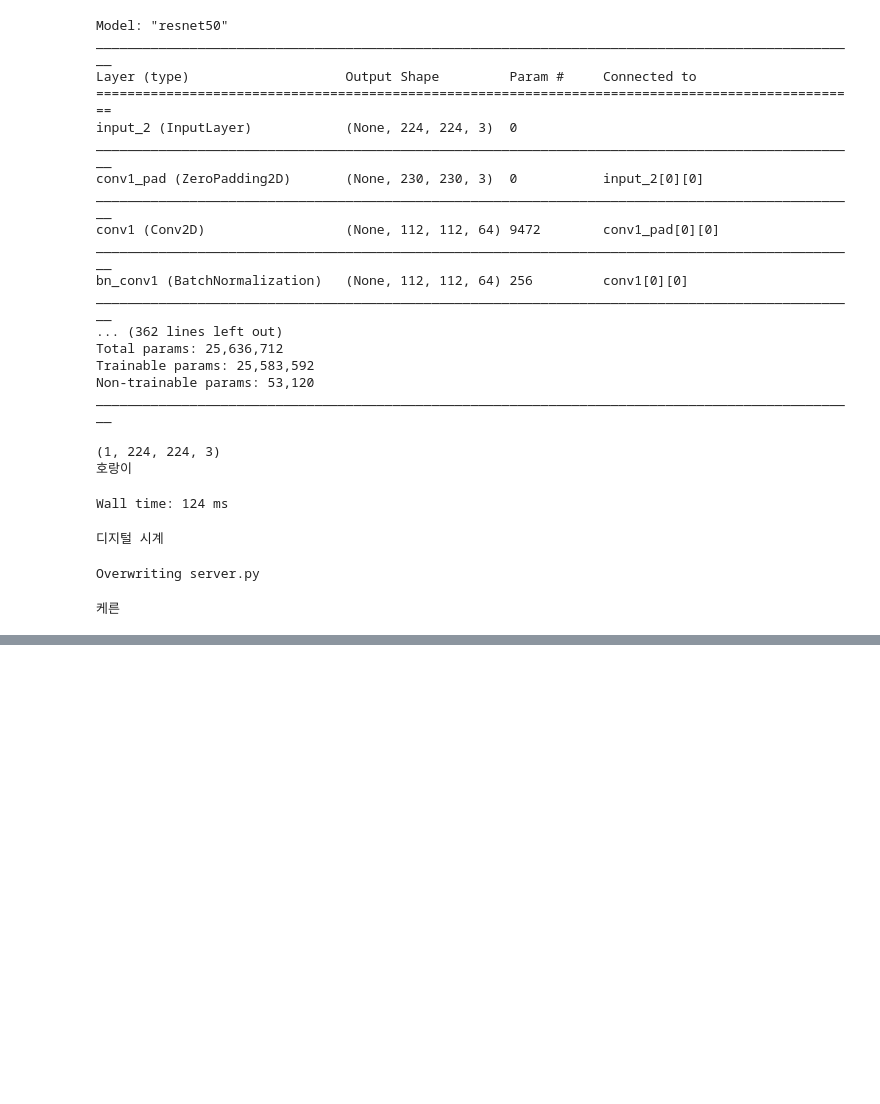
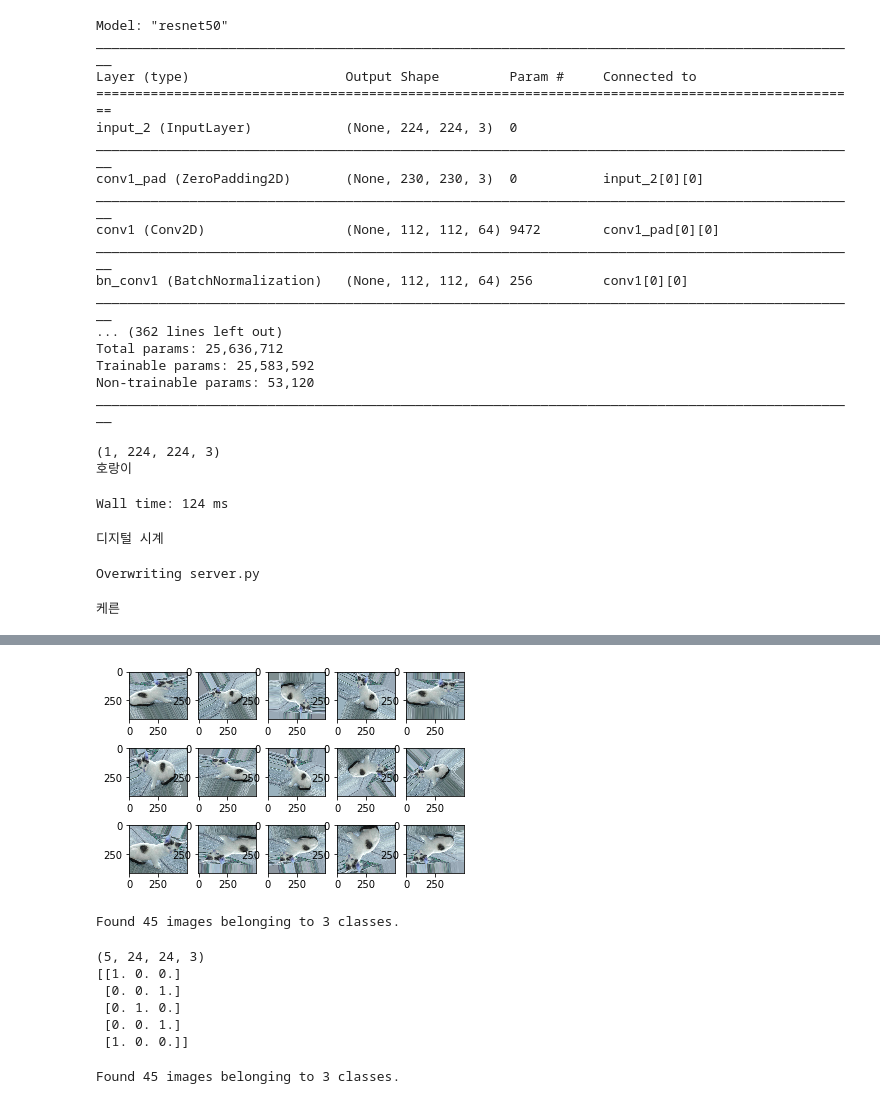
Before and after one commit to loftmain/opencv_project, a Jupyter notebook: week3/cday3.ipynb, the cells around one changed output, grey strips where cells are left out. Cells and saved outputs as stored; diff of their text form; code cells hidden in the pictures; blank space fills up the shorter version.

```diff
--- a/week3/cday3.ipynb
+++ b/week3/cday3.ipynb
@@ -276,0 +373,30 @@ print(hdict[192])
+# %%
+data_aug_gen = ImageDataGenerator(rescale=1./255,
+                                  rotation_range=45,
+                                  width_shift_range=0.1,
+                                  height_shift_range=0.1,
+                                  shear_range=0.5,
+                                  zoom_range=[0.8, 2.0],
+                                  horizontal_flip=True,
+                                  vertical_flip=True,
+                                  fill_mode='nearest')
+
+obj = data_aug_gen.flow(img, batch_size=1)
+# %%
+for i in range(15) :
+    image = next(obj)
+    plt.subplot(3,5, i+1)
+    plt.imshow(image[0])
+# %% [output]
+[figure, added]
+# %%
+train_generator = data_aug_gen.flow_from_directory(
+        'dataset/hard_handwriting_shape/train',
+        target_size=(24, 24),
+        batch_size=5,
+        class_mode='categorical',
+        save_to_dir='tmp',
+        save_prefix="image", save_format="jpg"
+)
+# %% [output]
+Found 45 images belonging to 3 classes.
@@ -276,0 +408,19 @@ print(hdict[192])
+# %%
+print(image.shape)
+print(label)
+# %% [output]
+(5, 24, 24, 3)
+[[1. 0. 0.]
+ [0. 0. 1.]
+ [0. 1. 0.]
+ [0. 0. 1.]
+ [1. 0. 0.]]
+# %%
+train_generator = data_aug_gen.flow_from_directory(
+        'dataset/hard_handwriting_shape/train',
+        target_size=(24, 24),
+        batch_size=5,
+        class_mode='categorical'
+)
+# %% [output]
+Found 45 images belonging to 3 classes.
```
Also changed, not shown: parts of 35 cells of this notebook, 5 other files.
